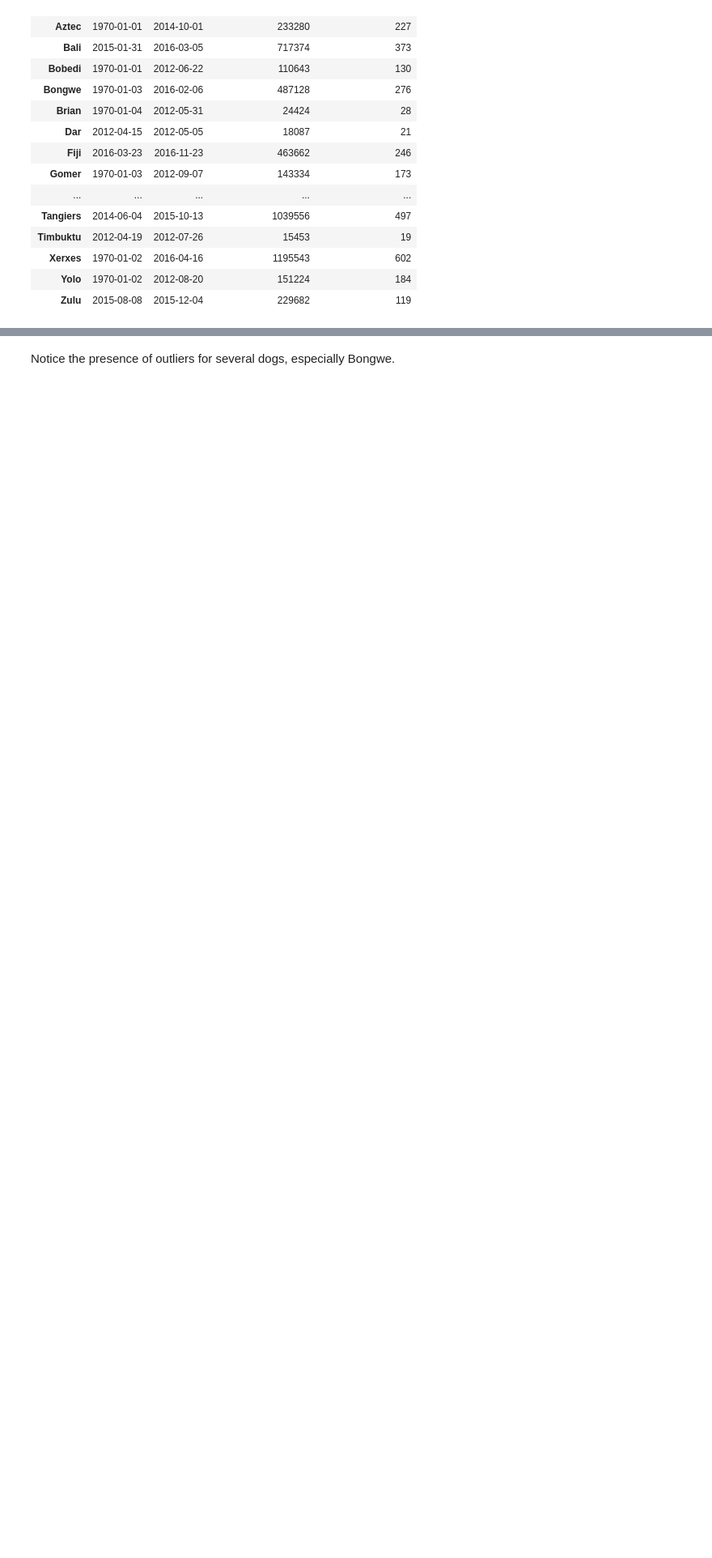
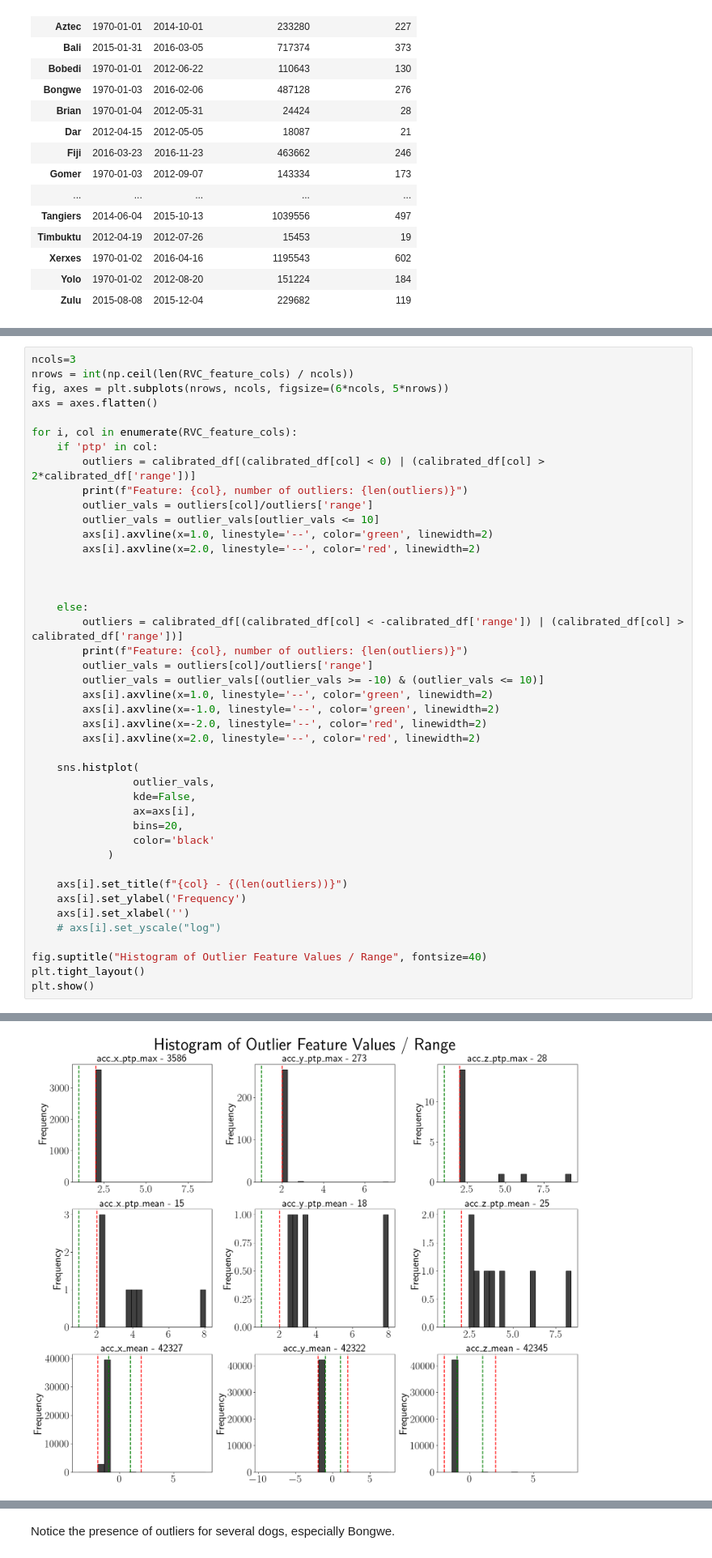
Before and after one commit to medhaaga/BotswanaML, a Jupyter notebook: notebooks/RVC_EDA.ipynb, the cells around one changed output, grey strips where cells are left out. Shown at 81% size. Drawn from its saved outputs; the diff is of its cells as text; blank space fills up the shorter version.

```diff
--- a/notebooks/RVC_EDA.ipynb
+++ b/notebooks/RVC_EDA.ipynb
@@ -72,0 +94,44 @@ df_summary
+# %%
+ncols=3
+nrows = int(np.ceil(len(RVC_feature_cols) / ncols))
+fig, axes = plt.subplots(nrows, ncols, figsize=(6*ncols, 5*nrows))
+axs = axes.flatten()
+
+for i, col in enumerate(RVC_feature_cols):
+    if 'ptp' in col:
+        outliers = calibrated_df[(calibrated_df[col] < 0) | (calibrated_df[col] > 2*calibrated_df['range'])]
+        print(f"Feature: {col}, number of outliers: {len(outliers)}")
+        outlier_vals = outliers[col]/outliers['range']
+        outlier_vals = outlier_vals[outlier_vals <= 10]
+        axs[i].axvline(x=1.0, linestyle='--', color='green', linewidth=2)
+        axs[i].axvline(x=2.0, linestyle='--', color='red', linewidth=2)
+
+
+
+    else:
+        outliers = calibrated_df[(calibrated_df[col] < -calibrated_df['range']) | (calibrated_df[col] > calibrated_df['range'])]
+        print(f"Feature: {col}, number of outliers: {len(outliers)}")
+        outlier_vals = outliers[col]/outliers['range']
+        outlier_vals = outlier_vals[(outlier_vals >= -10) & (outlier_vals <= 10)]
+        axs[i].axvline(x=1.0, linestyle='--', color='green', linewidth=2)
+        axs[i].axvline(x=-1.0, linestyle='--', color='green', linewidth=2)
+        axs[i].axvline(x=-2.0, linestyle='--', color='red', linewidth=2)
+        axs[i].axvline(x=2.0, linestyle='--', color='red', linewidth=2)
+
+    sns.histplot(
+                outlier_vals,
+                kde=False,
+                ax=axs[i],
+                bins=20,
+                color='black'
+            )
+
+    axs[i].set_title(f"{col} - {(len(outliers))}")
+    axs[i].set_ylabel('Frequency')
+    axs[i].set_xlabel('')
+    # axs[i].set_yscale("log")
+
+fig.suptitle("Histogram of Outlier Feature Values / Range", fontsize=40)
+plt.tight_layout()
+plt.show()
+# %% [output]
@@ -72,0 +147 @@ df_summary
+[figure, added]
```
Also changed, not shown: parts of 42 cells of this notebook, 25 other files.
